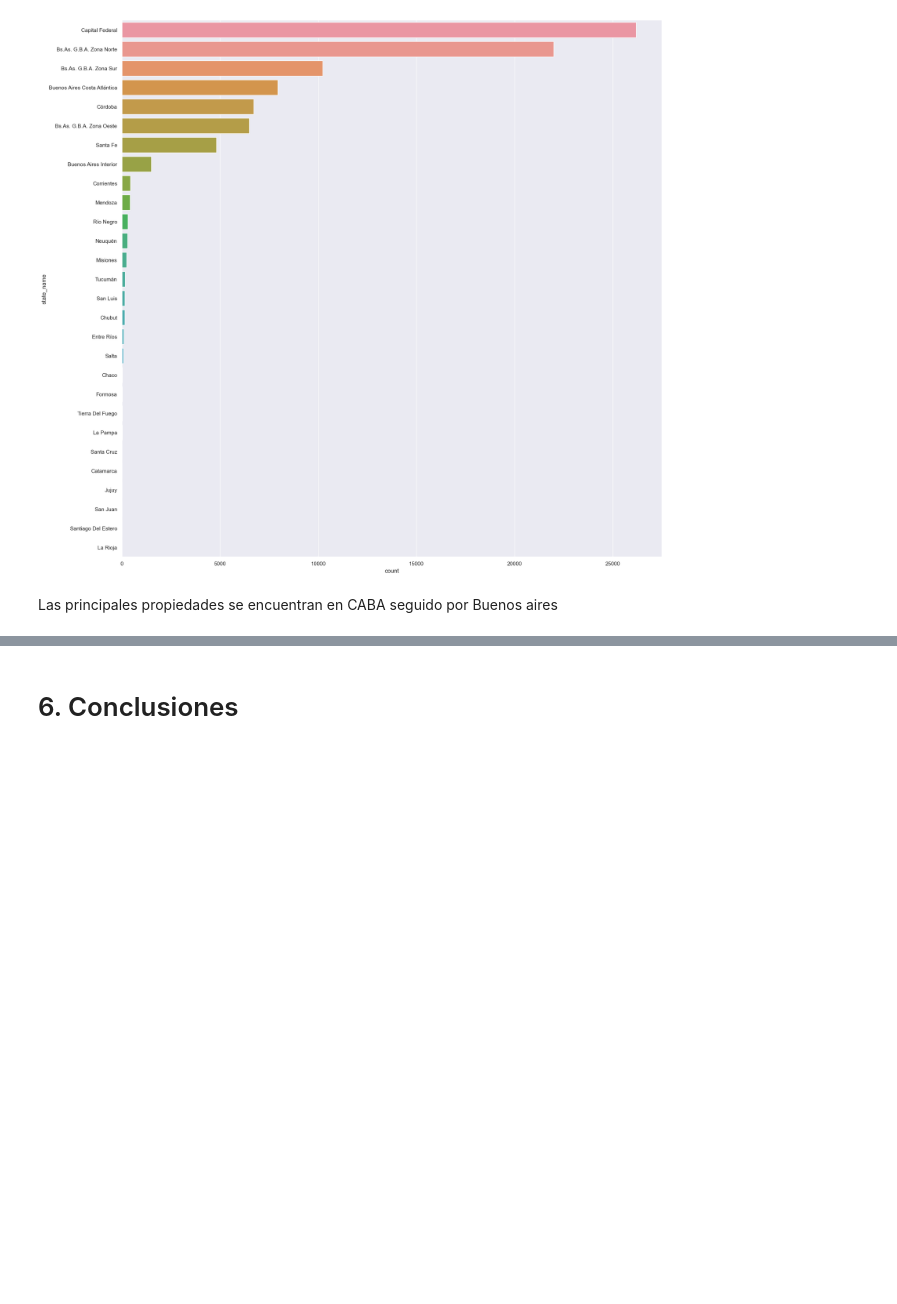
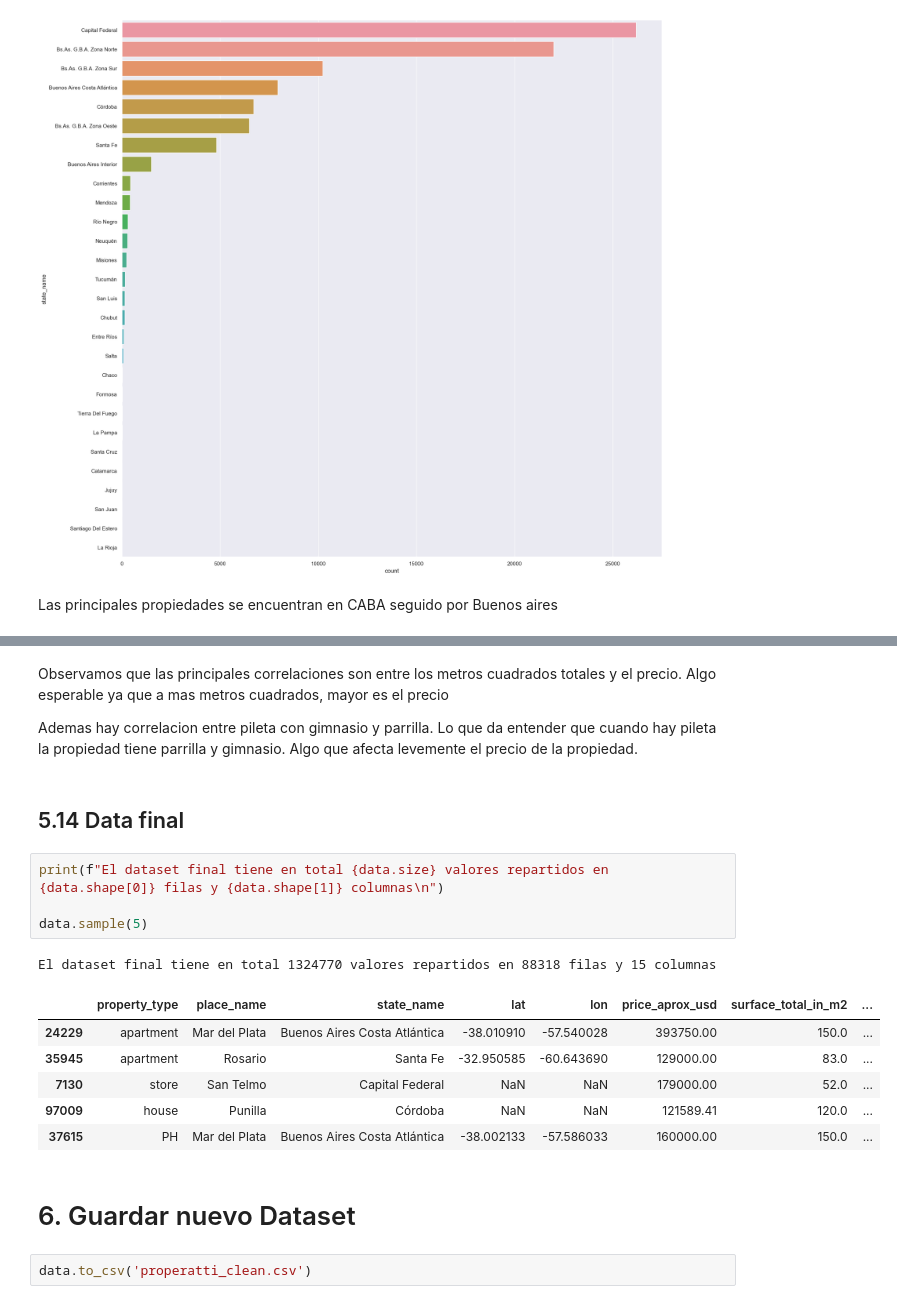
Before and after one commit to JoaquinC-1/TP_DH, a Jupyter notebook: TP_properati_new.ipynb, the cells around one changed output, grey strips where cells are left out. Drawn from its saved outputs; the diff is of its cells as text; blank space fills up the shorter version.

```diff
--- a/TP_properati_new.ipynb
+++ b/TP_properati_new.ipynb
@@ -1074,2 +1147,22 @@ Index(['property_type', 'place_name', 'state_name', 'lat', 'lon',
+# %% [markdown]
+Observamos que las principales correlaciones son entre los metros cuadrados totales y el precio. Algo esperable ya que a mas metros cuadrados, mayor es el precio
+
+Ademas hay correlacion entre pileta con gimnasio y parrilla. Lo que da entender que cuando hay pileta la propiedad tiene parrilla y gimnasio. Algo que afecta levemente el precio de la propiedad.
+# %% [markdown]
+## 5.14 Data final
+# %%
+print(f"El dataset final tiene en total {data.size} valores repartidos en {data.shape[0]} filas y {data.shape[1]} columnas\n")
+
+data.sample(5)
+# %% [output]
+El dataset final tiene en total 1324770 valores repartidos en 88318 filas y 15 columnas
+|  | property_type | place_name | state_name | lat | lon | price_aprox_usd | surface_total_in_m2 | ... |
+| 24229 | apartment | Mar del Plata | Buenos Aires Costa Atlántica | -38.010910 | -57.540028 | 393750.00 | 150.0 | ... |
+| 35945 | apartment | Rosario | Santa Fe | -32.950585 | -60.643690 | 129000.00 | 83.0 | ... |
+| 7130 | store | San Telmo | Capital Federal | NaN | NaN | 179000.00 | 52.0 | ... |
+| 97009 | house | Punilla | Córdoba | NaN | NaN | 121589.41 | 120.0 | ... |
+| 37615 | PH | Mar del Plata | Buenos Aires Costa Atlántica | -38.002133 | -57.586033 | 160000.00 | 150.0 | ... |
 # %% [markdown]
-# 6. Conclusiones
+# 6. Guardar nuevo Dataset
+# %%
+data.to_csv('properatti_clean.csv')
```
Also changed, not shown: parts of 17 cells of this notebook.
